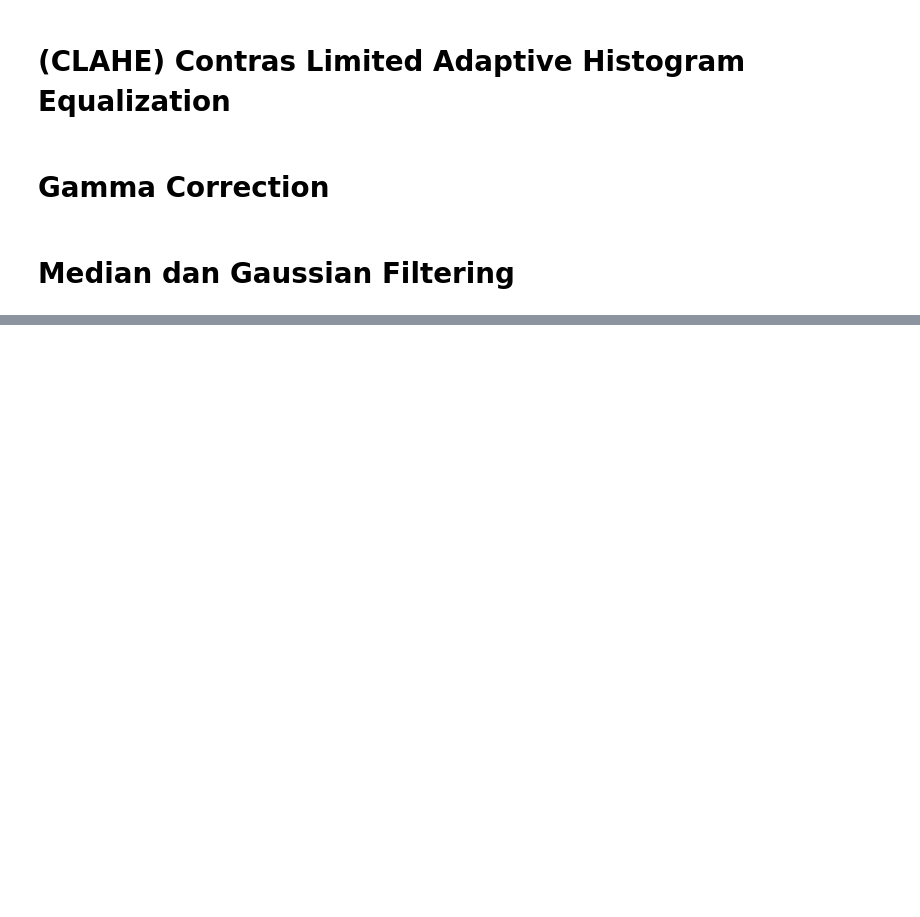
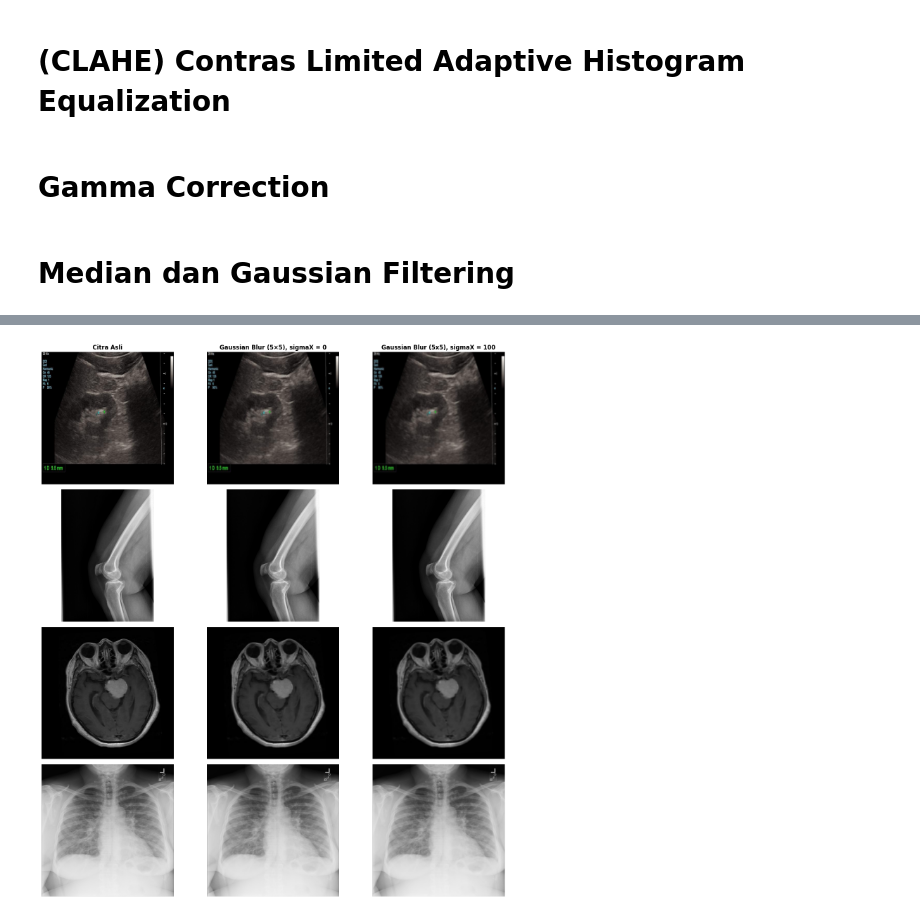
Before and after one commit to EaganKyoji/AI-project, a Jupyter notebook: peningkatan-kualitas-citra-medis.ipynb, the cells around one changed output, grey strips where cells are left out. Saved outputs shown, nothing was run; the diff lists cells and outputs as text; code cells hidden in the pictures; blank space fills up the shorter version.

```diff
--- a/peningkatan-kualitas-citra-medis.ipynb
+++ b/peningkatan-kualitas-citra-medis.ipynb
@@ -77,0 +121,42 @@ plt.show()
+# %%
+gauss_min = []
+gauss_max = []
+
+for img in gambar:
+    gauss_min.append(cv2.GaussianBlur(img, (5,5) ,0))
+    gauss_max.append(cv2.GaussianBlur(img, (5, 5), 100))
+fig, axes = plt.subplots(4, 3, figsize=(15, 16))
+
+nama_proses = [
+    'Citra Asli',
+    'Gaussian Blur (5×5), sigmaX = 0',
+    'Gaussian Blur (5x5), sigmaX = 100'
+]
+
+for row in range(len(gambar)):
+    hasil = [
+        gambar[row],
+        gauss_min[row],
+        gauss_max[row]
+    ]
+    for col in range(3):
+        axes[row, col].imshow(hasil[col], cmap='gray')
+        axes[row, col].axis('off')
+        if row == 0:
+            axes[row, col].set_title(
+                nama_proses[col],
+                fontsize=12,
+                fontweight='bold'
+            )
+    axes[row, 0].set_ylabel(
+        judul[row],
+        fontsize=12,
+        fontweight='bold',
+        rotation=90,
+        labelpad=15
+    )
+
+plt.tight_layout()
+plt.show()
+# %% [output]
+[figure, added]
```
Also changed, not shown: parts of 5 cells of this notebook.
